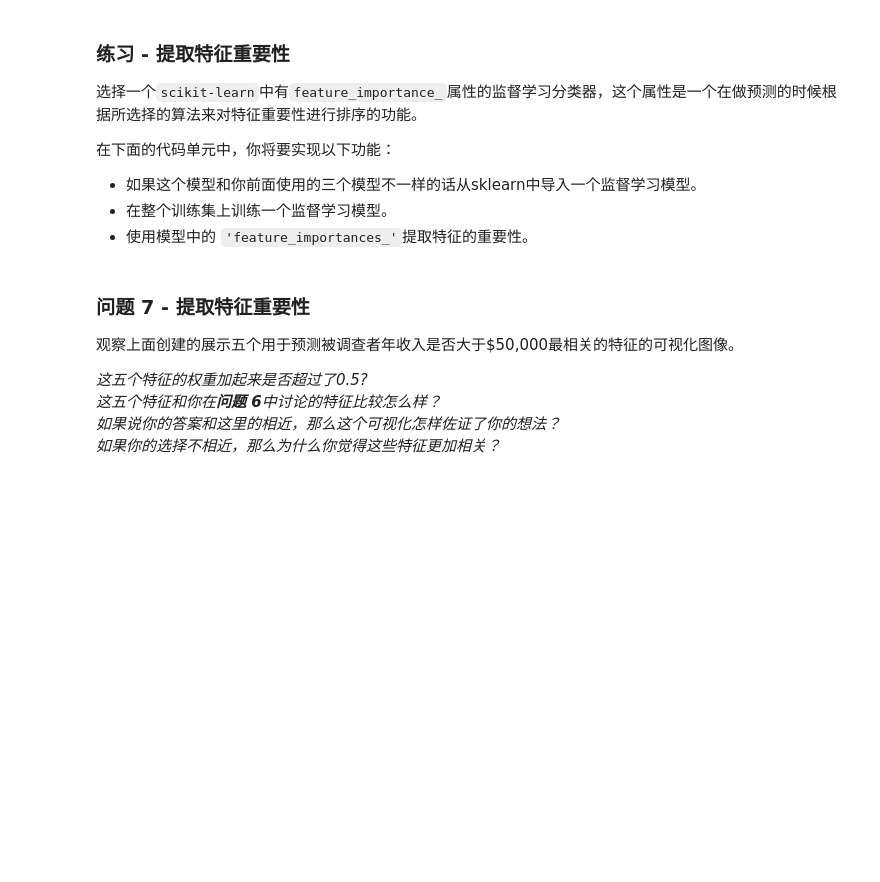
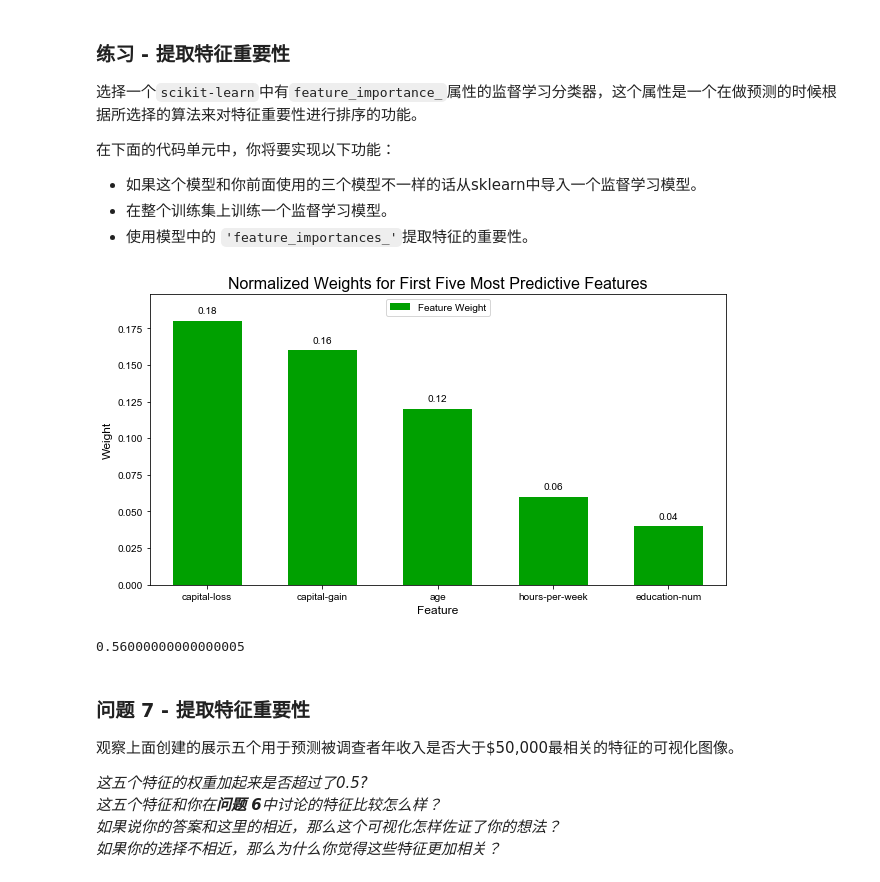
Before and after one commit to suuuch/finding_donors, a Jupyter notebook: finding_donors.ipynb, the cells around one changed output. Saved outputs shown, nothing was run; the diff lists cells and outputs as text; code cells hidden in the pictures; blank space fills up the shorter version.

```diff
--- a/finding_donors.ipynb
+++ b/finding_donors.ipynb
@@ -485,20 +520,29 @@ LogisticRegression trained on 45222 samples.
 **注意：** 取决于你选择的参数列表，下面实现的代码可能需要花一些时间运行！
 # %%
 # TODO：导入'GridSearchCV', 'make_scorer'和其他一些需要的库
+from sklearn.model_selection import GridSearchCV
+from sklearn.metrics import fbeta_score, make_scorer
+
+from sklearn.ensemble import AdaBoostClassifier
 
 # TODO：初始化分类器
-clf = None
+clf = AdaBoostClassifier()
 
 # TODO：创建你希望调节的参数列表
-parameters = None
+parameters = {
+                'n_estimators':[1, 10,50,100],
+                'learning_rate':[0.1,0.5,0.8,1],
+                'algorithm' : ['SAMME', 'SAMME.R']
+             }
 
 # TODO：创建一个fbeta_score打分对象
-scorer = None
+scorer = make_scorer(fbeta_score, beta=2)
 
 # TODO：在分类器上使用网格搜索，使用'scorer'作为评价函数
-grid_obj = None
+grid_obj = GridSearchCV(clf, parameters)
 
 # TODO：用训练数据拟合网格搜索对象并找到最佳参数
+grid_obj.fit(X_train, y_train)
 
 # 得到estimator
 best_clf = grid_obj.best_estimator_
@@ -558,15 +644,21 @@ _在这十三个记录中，你认为哪五个特征对于预测是最重要的
  - 使用模型中的 `'feature_importances_'`提取特征的重要性。
 # %%
 # TODO：导入一个有'feature_importances_'的监督学习模型
-
+from sklearn.ensemble import AdaBoostClassifier
 # TODO：在训练集上训练一个监督学习模型
-model = None
-
+model = AdaBoostClassifier()
+model.fit(X_train, y_train)
 # TODO： 提取特征重要性
-importances = None
+importances = model.feature_importances_
 
 # 绘图
 vs.feature_plot(importances, X_train, y_train)
+# %% [output]
+[figure, added]
+# %%
+importances[:5].sum()
+# %% [output]
+0.56000000000000005
 # %% [markdown]
 ### 问题 7 - 提取特征重要性
 观察上面创建的展示五个用于预测被调查者年收入是否大于\$50,000最相关的特征的可视化图像。
```
Also changed, not shown: parts of 19 cells of this notebook, 1 other file.
